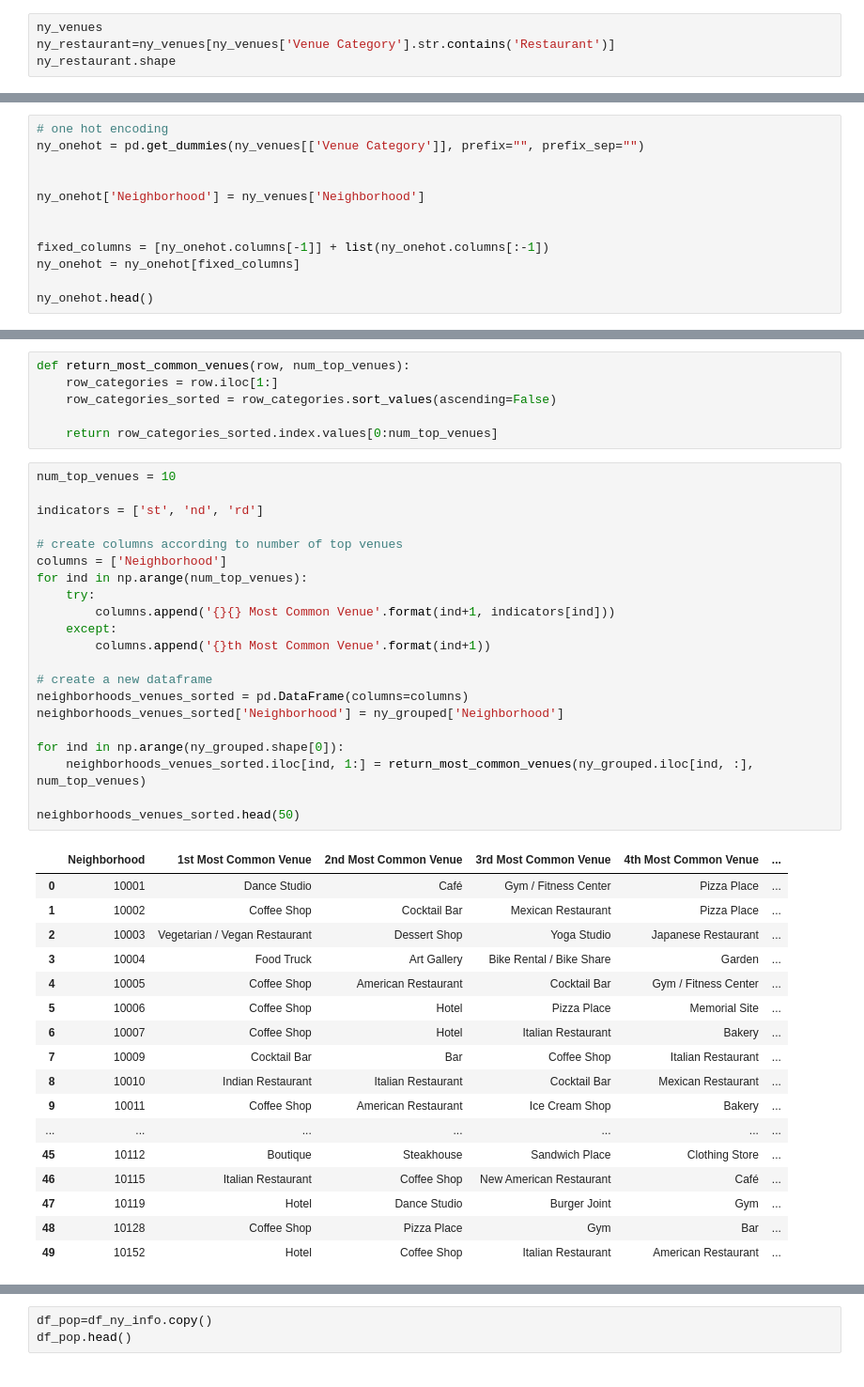
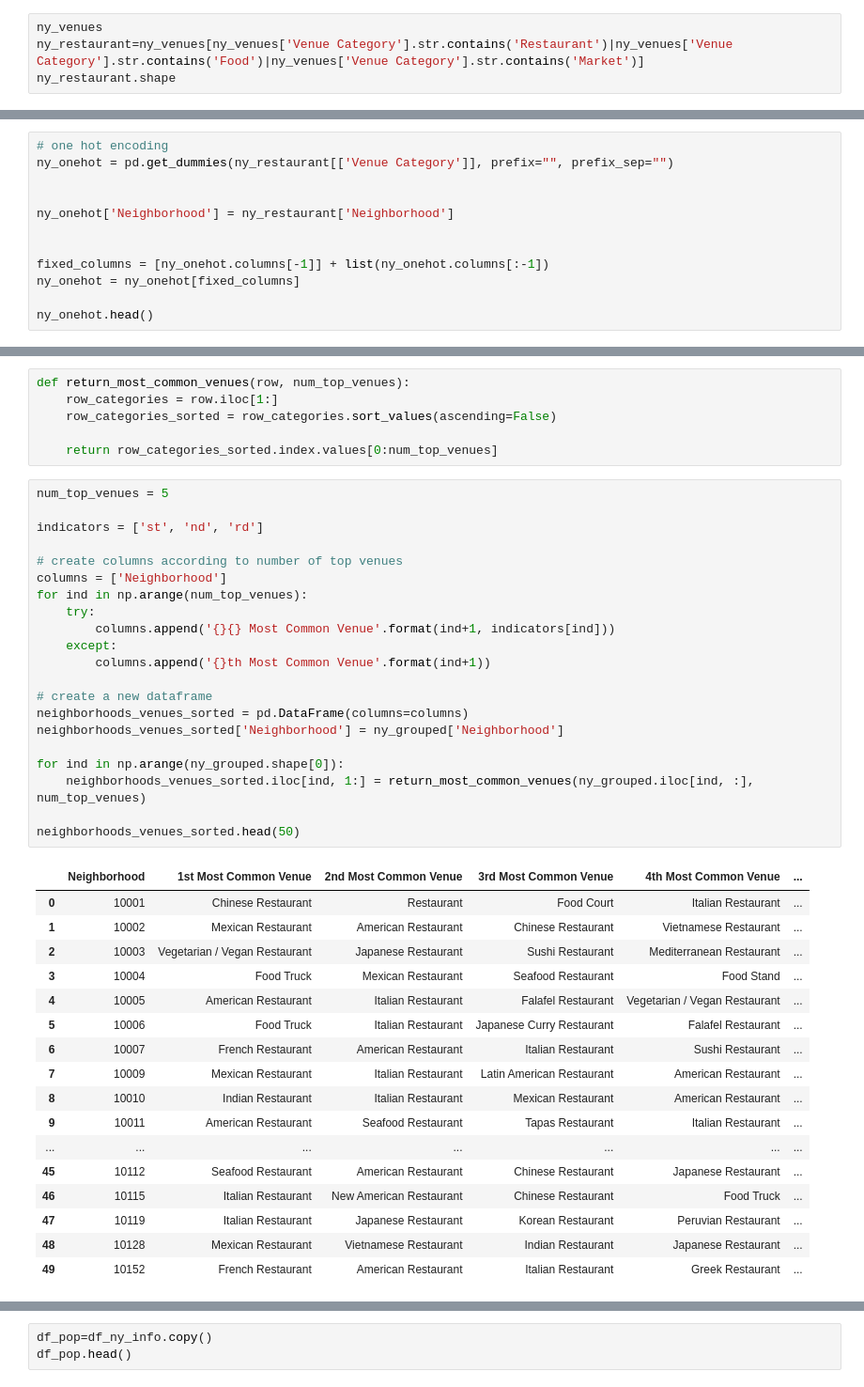
Before and after one commit to ymurali11/Coursera_Capstone, a Jupyter notebook: Battle of Neighborhood.ipynb, the cells around one changed output, grey strips where cells are left out. Shown: that part at 94% size. Cells and saved outputs as stored; diff of their text form.

```diff
--- a/Battle of Neighborhood.ipynb
+++ b/Battle of Neighborhood.ipynb
@@ -124,6 +124,6 @@ ny_venues = getNearbyVenues(names=df_ny_info['ZIP'],
                                   )
 # %%
 ny_venues
-ny_restaurant=ny_venues[ny_venues['Venue Category'].str.contains('Restaurant')]
+ny_restaurant=ny_venues[ny_venues['Venue Category'].str.contains('Restaurant')|ny_venues['Venue Category'].str.contains('Food')|ny_venues['Venue Category'].str.contains('Market')]
 ny_restaurant.shape
 # %% [output]
@@ -131,9 +131,9 @@ ny_restaurant.shape
 # %%
 # one hot encoding
-ny_onehot = pd.get_dummies(ny_venues[['Venue Category']], prefix="", prefix_sep="")
+ny_onehot = pd.get_dummies(ny_restaurant[['Venue Category']], prefix="", prefix_sep="")
 
 
-ny_onehot['Neighborhood'] = ny_venues['Neighborhood']
+ny_onehot['Neighborhood'] = ny_restaurant['Neighborhood']
 
 
 fixed_columns = [ny_onehot.columns[-1]] + list(ny_onehot.columns[:-1])
@@ -171,41 +172,41 @@ def return_most_common_venues(row, num_top_venues):
 
     return row_categories_sorted.index.values[0:num_top_venues]
 # %%
-num_top_venues = 10
+num_top_venues = 5
 
 indicators = ['st', 'nd', 'rd']
 
 # create columns according to number of top venues
 columns = ['Neighborhood']
 for ind in np.arange(num_top_venues):
     try:
         columns.append('{}{} Most Common Venue'.format(ind+1, indicators[ind]))
     except:
         columns.append('{}th Most Common Venue'.format(ind+1))
 
 # create a new dataframe
 neighborhoods_venues_sorted = pd.DataFrame(columns=columns)
 neighborhoods_venues_sorted['Neighborhood'] = ny_grouped['Neighborhood']
 
 for ind in np.arange(ny_grouped.shape[0]):
     neighborhoods_venues_sorted.iloc[ind, 1:] = return_most_common_venues(ny_grouped.iloc[ind, :], num_top_venues)
 
 neighborhoods_venues_sorted.head(50)
 # %% [output]
 |  | Neighborhood | 1st Most Common Venue | 2nd Most Common Venue | 3rd Most Common Venue | 4th Most Common Venue | ... |
-| 0 | 10001 | Dance Studio | Café | Gym / Fitness Center | Pizza Place | ... |
-| 1 | 10002 | Coffee Shop | Cocktail Bar | Mexican Restaurant | Pizza Place | ... |
-| 2 | 10003 | Vegetarian / Vegan Restaurant | Dessert Shop | Yoga Studio | Japanese Restaurant | ... |
-| 3 | 10004 | Food Truck | Art Gallery | Bike Rental / Bike Share | Garden | ... |
-| 4 | 10005 | Coffee Shop | American Restaurant | Cocktail Bar | Gym / Fitness Center | ... |
-| 5 | 10006 | Coffee Shop | Hotel | Pizza Place | Memorial Site | ... |
-| 6 | 10007 | Coffee Shop | Hotel | Italian Restaurant | Bakery | ... |
-| 7 | 10009 | Cocktail Bar | Bar | Coffee Shop | Italian Restaurant | ... |
-| 8 | 10010 | Indian Restaurant | Italian Restaurant | Cocktail Bar | Mexican Restaurant | ... |
-| 9 | 10011 | Coffee Shop | American Restaurant | Ice Cream Shop | Bakery | ... |
+| 0 | 10001 | Chinese Restaurant | Restaurant | Food Court | Italian Restaurant | ... |
+| 1 | 10002 | Mexican Restaurant | American Restaurant | Chinese Restaurant | Vietnamese Restaurant | ... |
+| 2 | 10003 | Vegetarian / Vegan Restaurant | Japanese Restaurant | Sushi Restaurant | Mediterranean Restaurant | ... |
+| 3 | 10004 | Food Truck | Mexican Restaurant | Seafood Restaurant | Food Stand | ... |
+| 4 | 10005 | American Restaurant | Italian Restaurant | Falafel Restaurant | Vegetarian / Vegan Restaurant | ... |
+| 5 | 10006 | Food Truck | Italian Restaurant | Japanese Curry Restaurant | Falafel Restaurant | ... |
+| 6 | 10007 | French Restaurant | American Restaurant | Italian Restaurant | Sushi Restaurant | ... |
+| 7 | 10009 | Mexican Restaurant | Italian Restaurant | Latin American Restaurant | American Restaurant | ... |
+| 8 | 10010 | Indian Restaurant | Italian Restaurant | Mexican Restaurant | American Restaurant | ... |
+| 9 | 10011 | American Restaurant | Seafood Restaurant | Tapas Restaurant | Italian Restaurant | ... |
 | ... | ... | ... | ... | ... | ... | ... |
-| 45 | 10112 | Boutique | Steakhouse | Sandwich Place | Clothing Store | ... |
-| 46 | 10115 | Italian Restaurant | Coffee Shop | New American Restaurant | Café | ... |
-| 47 | 10119 | Hotel | Dance Studio | Burger Joint | Gym | ... |
-| 48 | 10128 | Coffee Shop | Pizza Place | Gym | Bar | ... |
-| 49 | 10152 | Hotel | Coffee Shop | Italian Restaurant | American Restaurant | ... |
+| 45 | 10112 | Seafood Restaurant | American Restaurant | Chinese Restaurant | Japanese Restaurant | ... |
+| 46 | 10115 | Italian Restaurant | New American Restaurant | Chinese Restaurant | Food Truck | ... |
+| 47 | 10119 | Italian Restaurant | Japanese Restaurant | Korean Restaurant | Peruvian Restaurant | ... |
+| 48 | 10128 | Mexican Restaurant | Vietnamese Restaurant | Indian Restaurant | Japanese Restaurant | ... |
+| 49 | 10152 | French Restaurant | American Restaurant | Italian Restaurant | Greek Restaurant | ... |
```
Also changed, not shown: parts of 12 cells of this notebook.
